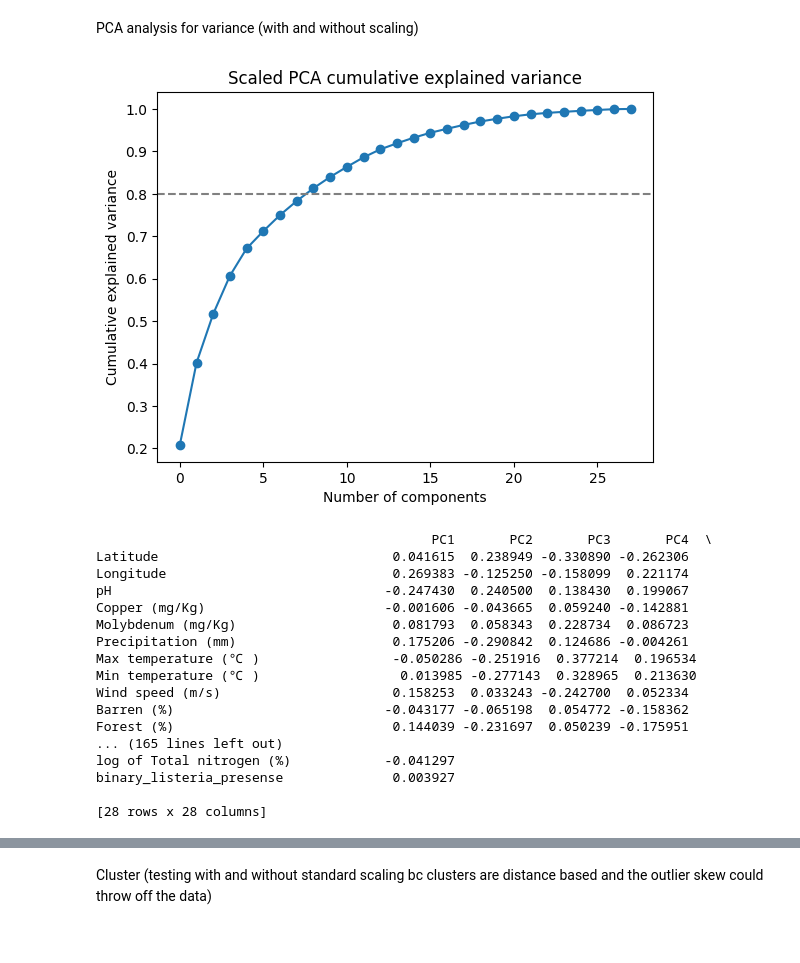
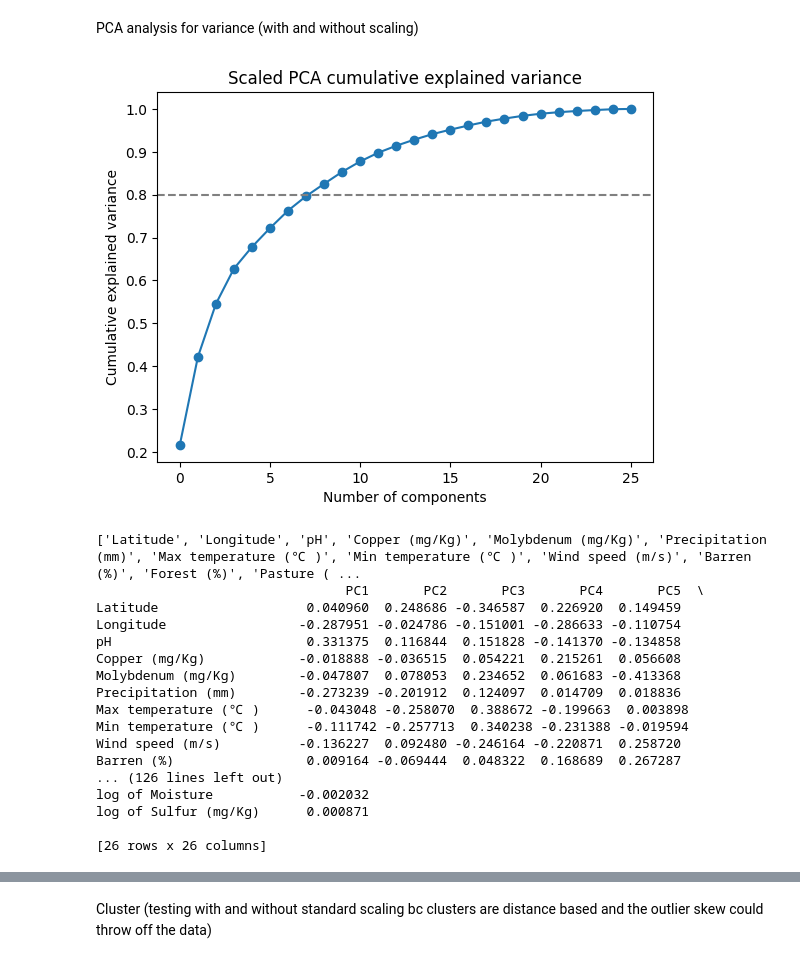
Before and after one commit to AmeliaNelson1123/pathogen_prediction, a Jupyter notebook: preparation/listeria_eda.ipynb, the cells around one changed output, grey strips where cells are left out. Saved outputs shown, nothing was run; the diff lists cells and outputs as text; code cells hidden in the pictures.

```diff
--- a/preparation/listeria_eda.ipynb
+++ b/preparation/listeria_eda.ipynb
@@ -20,7 +21,7 @@ DATA_PATH = ROOT / "data"
 listeria_metadata = pd.read_csv(DATA_PATH / 'ListeriaSoil_Metadata.csv')
 print(listeria_metadata.head())
 
-listeria_data = pd.read_csv(DATA / 'ListeriaSoil_clean.csv')
+listeria_data = pd.read_csv(DATA_PATH / 'ListeriaSoil_clean.csv')
 print("data is ", listeria_data.head())
 # %% [output]
              Variable                                        Description  \
@@ -433,7 +434,9 @@ only_finite_numeric = [col for col in listeria_numeric_data.columns if np.all(np
 
 print("num cols: ", len(only_finite_numeric), " rows: ", len(only_finite_numeric))
 print(listeria_numeric_data[only_finite_numeric].head())
-scaled_listeria_num_data = scaler.fit_transform(listeria_numeric_data[only_finite_numeric])
+data_to_fit = listeria_numeric_data[only_finite_numeric]
+data_to_fit = data_to_fit.drop(columns=['Number of Listeria isolates obtained', 'binary_listeria_presense'])
+scaled_listeria_num_data = scaler.fit_transform(data_to_fit)
 print(scaled_listeria_num_data[:5, :5])
 print("SHAPE: ", scaled_listeria_num_data.shape)
 # %% [output]
@@ -484,49 +487,51 @@ PCA analysis for variance (with and without scaling)
 # %%
 # with scaling
 scaled_pca_fun = PCA()
 scaled_pca_data = scaled_pca_fun.fit_transform(scaled_listeria_num_data)
 
 # getting the cummulative sum (cum sum) of the variance to see how many PCA components we need and, in general, how much variation
 explained_var = np.cumsum(scaled_pca_fun.explained_variance_ratio_)
 
 # making graph easier to look at
 plt.plot(explained_var, marker='o')
 plt.axhline(0.8, linestyle='--', color='gray')
 # labeling axis and title
 plt.xlabel('Number of components')
 plt.ylabel('Cumulative explained variance')
 plt.title('Scaled PCA cumulative explained variance')
 # displaying
 plt.show()
 
+print(only_finite_numeric)
+col_names = [col for col in only_finite_numeric if (col != "Number of Listeria isolates obtained" and col != "binary_listeria_presense")]
 # getting which variables drove the variance in the pca function
 loadings = pd.DataFrame(
     scaled_pca_fun.components_.T,
-    index=only_finite_numeric, # using listeria data instead of the scaled bc the scaled is a np array, and should align with the original
+    index=col_names, # using listeria data instead of the scaled bc the scaled is a np array, and should align with the original
     columns=[f"PC{i+1}" for i in range(scaled_pca_fun.n_components_)]
 )
 
 loadings[['PC1', 'PC2']].sort_values('PC1', key=np.abs, ascending=False).head(10)
 print(loadings)
 # %% [output]
-[figure, old version]
+[figure, new version]
-                                           PC1       PC2       PC3       PC4  \
-Latitude                              0.041615  0.238949 -0.330890 -0.262306
-Longitude                             0.269383 -0.125250 -0.158099  0.221174
-pH                                   -0.247430  0.240500  0.138430  0.199067
-Copper (mg/Kg)                       -0.001606 -0.043665  0.059240 -0.142881
-Molybdenum (mg/Kg)                    0.081793  0.058343  0.228734  0.086723
-Precipitation (mm)                    0.175206 -0.290842  0.124686 -0.004261
-Max temperature (℃ )                 -0.050286 -0.251916  0.377214  0.196534
-Min temperature (℃ )                  0.013985 -0.277143  0.328965  0.213630
-Wind speed (m/s)                      0.158253  0.033243 -0.242700  0.052334
-Barren (%)                           -0.043177 -0.065198  0.054772 -0.158362
-Forest (%)                            0.144039 -0.231697  0.050239 -0.175951
-... (165 lines left out)
-log of Total nitrogen (%)            -0.041297
-binary_listeria_presense              0.003927
+['Latitude', 'Longitude', 'pH', 'Copper (mg/Kg)', 'Molybdenum (mg/Kg)', 'Precipitation (mm)', 'Max temperature (℃ )', 'Min temperature (℃ )', 'Wind speed (m/s)', 'Barren (%)', 'Forest (%)', 'Pasture ( ...
+                                PC1       PC2       PC3       PC4       PC5  \
+Latitude                   0.040960  0.248686 -0.346587  0.226920  0.149459
+Longitude                 -0.287951 -0.024786 -0.151001 -0.286633 -0.110754
+pH                         0.331375  0.116844  0.151828 -0.141370 -0.134858
+Copper (mg/Kg)            -0.018888 -0.036515  0.054221  0.215261  0.056608
+Molybdenum (mg/Kg)        -0.047807  0.078053  0.234652  0.061683 -0.413368
+Precipitation (mm)        -0.273239 -0.201912  0.124097  0.014709  0.018836
+Max temperature (℃ )      -0.043048 -0.258070  0.388672 -0.199663  0.003898
+Min temperature (℃ )      -0.111742 -0.257713  0.340238 -0.231388 -0.019594
+Wind speed (m/s)          -0.136227  0.092480 -0.246164 -0.220871  0.258720
+Barren (%)                 0.009164 -0.069444  0.048322  0.168689  0.267287
+... (126 lines left out)
+log of Moisture           -0.002032
+log of Sulfur (mg/Kg)      0.000871
 
-[28 rows x 28 columns]
+[26 rows x 26 columns]
 # %%
 # original data
 pca_fun = PCA()
```
Also changed, not shown: parts of 23 cells of this notebook, 48 other files.
